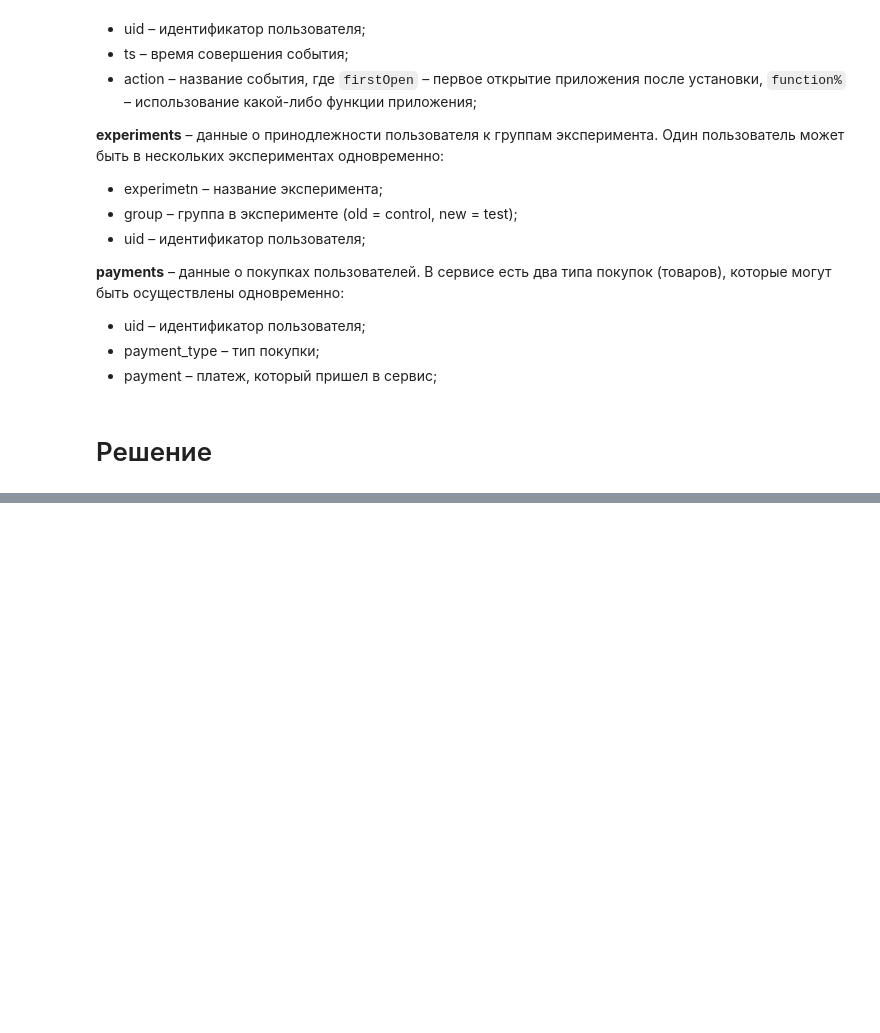
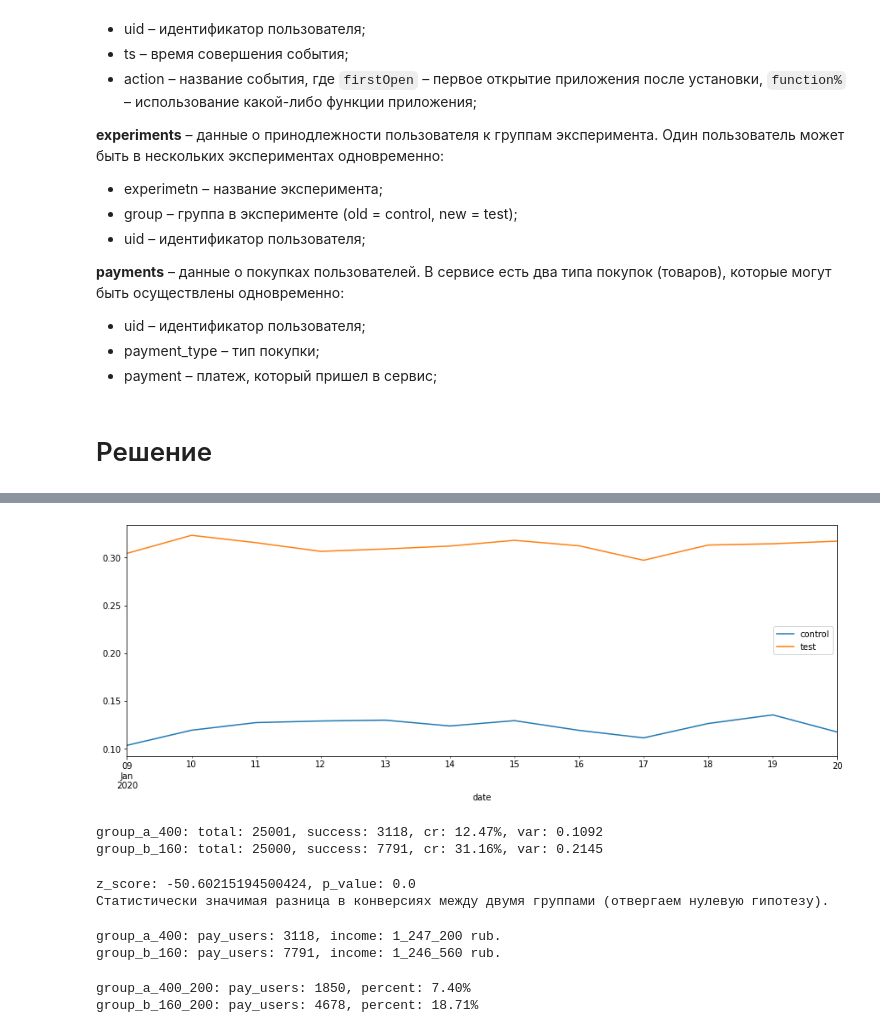
Before and after one commit to konstantin-samsonov/education, a Jupyter notebook: lessons/design_and_analysis_ab.ipynb, the cells around one changed output, grey strips where cells are left out. Drawn from its saved outputs; the diff is of its cells as text; code cells hidden in the pictures; blank space fills up the shorter version.

```diff
--- a/lessons/design_and_analysis_ab.ipynb
+++ b/lessons/design_and_analysis_ab.ipynb
@@ -187,0 +160,69 @@ __Гипотеза__. Если мы уменьши стоимость проду
+# %%
+# Посмотрим ежедневную динамику CR, чтобы убедиться в отсутствии каких-то аномальных скачков.
+check_cr = results.pivot_table(index='date', columns='uniq_group_label',
+                               aggfunc={'is_400': 'mean', 'is_160': 'mean'})
+
+check_cr = pd.concat([check_cr.loc[:, 'is_400']['control'],
+                      check_cr.loc[:, 'is_160']['test']], axis=1)
+
+check_cr.plot(kind='line', figsize=(15, 5));
+# %% [output]
+[figure, added]
+# %%
+# Посчитаем метрики по контрольной группе и сравним их с тестовой
+test_pay = test.groupby('uid')['is_160'].max().fillna(0)
+test_total = test_pay.shape[0]
+test_160_users = test_pay[test_pay.values == 1].shape[0]
+test_160_cr = test_pay.mean()
+test_160_var = test_pay.var()
+
+print(
+    f'group_a_400: total: {control_total}, success: {control_400_users}, cr: {control_400_cr:.2%}, var: {control_400_var:.4f}\n'
+    f'group_b_160: total: {test_total}, success: {test_160_users}, cr: {test_160_cr:.2%}, var: {test_160_var:.4f}'
+)
+
+# Уф, кажется у нас успешный успех. Мы ожидали прирост в +10%, а получили сильно больше.
+# %% [output]
+group_a_400: total: 25001, success: 3118, cr: 12.47%, var: 0.1092
+group_b_160: total: 25000, success: 7791, cr: 31.16%, var: 0.2145
+# %%
+# Проведем стат.тест, чтобы подтвердить результаты
+alpha = 0.05
+beta = 0.20
+
+z_score, p_value_z = proportions_ztest(
+    count=[control_400_users, test_160_users],
+    nobs=[control_total, test_total],
+    alternative='two-sided')
+
+if p_value_z < alpha:
+    res = "Статистически значимая разница в конверсиях между двумя группами (отвергаем нулевую гипотезу)."
+else:
+    res = "Нет статистически значимой разницы в конверсиях между двумя группами (не отвергаем нулевую гипотезу)."
+
+# Отлично! Подтвердили, что разница в CR стат.значимая.
+print(f'z_score: {z_score}, p_value: {p_value_z}\n{res}')
+# %% [output]
+z_score: -50.60215194500424, p_value: 0.0
+Статистически значимая разница в конверсиях между двумя группами (отвергаем нулевую гипотезу).
+# %%
+# А давайте теперь еще и на деньги посмотрим. CR мы круто увеличили, но что по бизнесу?
+print(f'group_a_400: pay_users: {control_400_users}, income: {control_400_users * 400:_} rub.\n'
+      f'group_b_160: pay_users: {test_160_users}, income: {test_160_users * 160:_} rub.')
+# %% [output]
+group_a_400: pay_users: 3118, income: 1_247_200 rub.
+group_b_160: pay_users: 7791, income: 1_246_560 rub.
+# %%
+# Упс, как-то сильно больше денег не стало, но у нас же есть пользователи, которые купили несколько продуктов.
+# Что если первая покупка за 160 увеличивает количество последующих покупок за 200?
+# На имеющихся данных мы не можем точно ответить на этот вопрос, нужно узнать ts покупок.
+# Но мы можем посмотреть размер/долю пользователей которые делали покупки [400,200] и [160,200]
+# И увидим, что в тестовой группе доля покупающих второй раз сильно больше. Стоит детальнее исследовать данный вопрос.
+control_400_200_users = df[df['arr_payment'] == '[400,200]']['uid'].nunique()
+test_160_200_users = df[df['arr_payment'] == '[160,200]']['uid'].nunique()
+
+print(f'group_a_400_200: pay_users: {control_400_200_users}, percent: {control_400_200_users / control_total:.2%}\n'
+      f'group_b_160_200: pay_users: {test_160_200_users}, percent: {test_160_200_users / test_total:.2%}')
+# %% [output]
+group_a_400_200: pay_users: 1850, percent: 7.40%
+group_b_160_200: pay_users: 4678, percent: 18.71%
```
Also changed, not shown: parts of 17 cells of this notebook.
